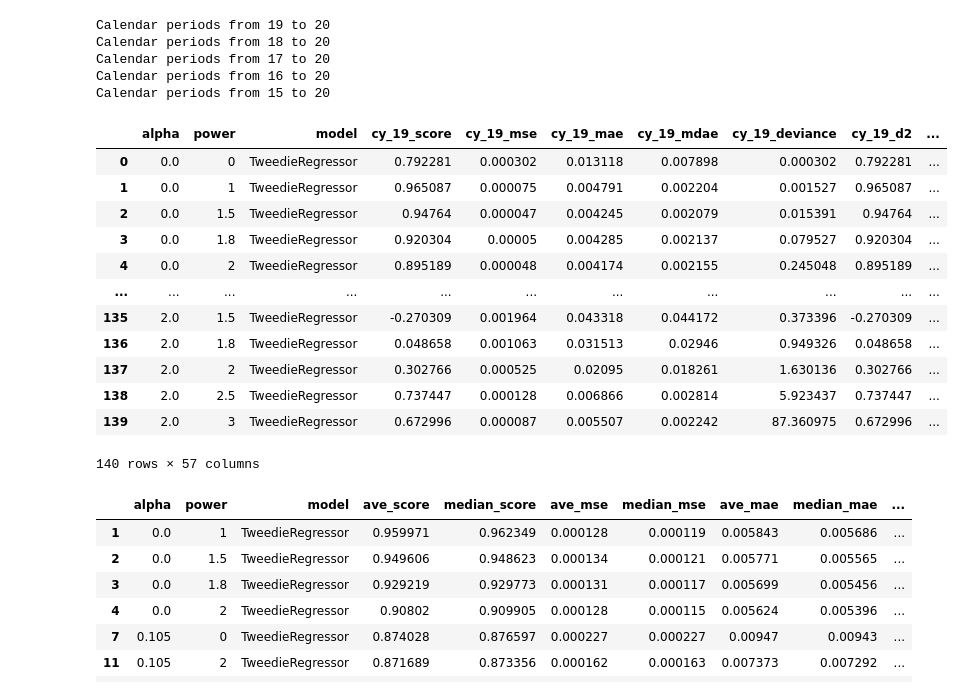
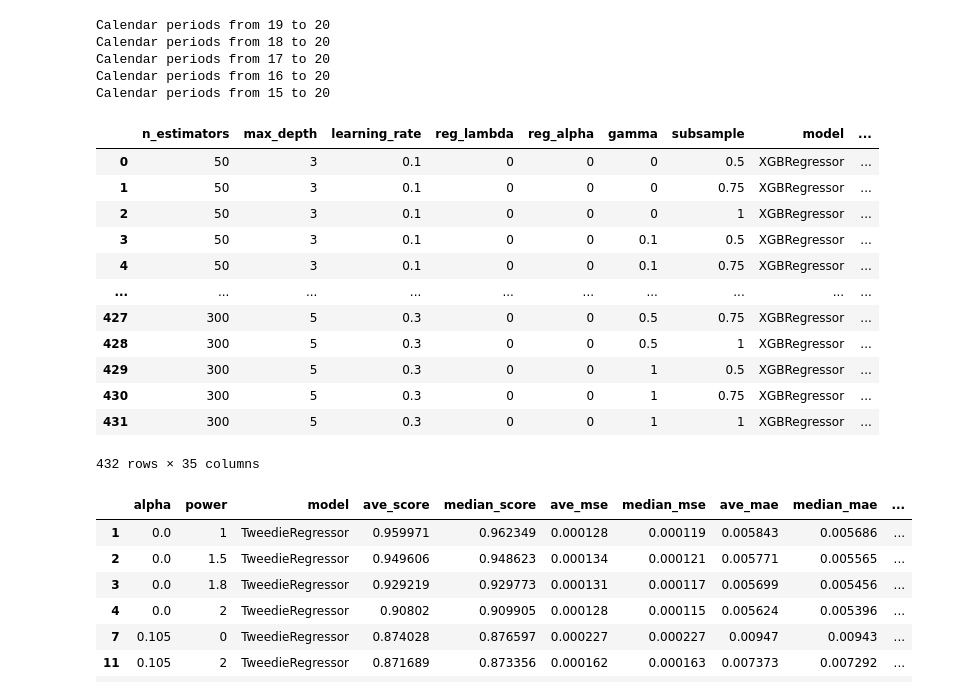
Before and after one commit to rocky-reserving/rocky, a Jupyter notebook: rocky-app/src/glm_model.ipynb, the cells around one changed output. Saved outputs shown, nothing was run; the diff lists cells and outputs as text; code cells hidden in the pictures.

```diff
--- a/rocky-app/src/glm_model.ipynb
+++ b/rocky-app/src/glm_model.ipynb
@@ -63,20 +134,23 @@ xgb_df_dict = {}
 #     df_dict[tweedie_name] = {'alpha': a, 'power': p, 'model': 'TweedieRegressor'}
 
 xgb_grid = {
-    'n_estimators': [100, 200, 300],
+    'n_estimators': [50, 100, 200, 300],
     'max_depth': [3, 4, 5],
     'learning_rate': [0.1, 0.2, 0.3],
-    'reg_lambda': [0, 0.1, 0.5, 1],
-    'reg_alpha': [0, 0.1, 0.5, 1],
+    'reg_lambda': [0],
+    'reg_alpha': [0],
     'gamma': [0, 0.1, 0.5, 1],
     'subsample': [0.5, 0.75, 1],
 }
 
+def xgb_name(n, d, l, la, a, g, s):
+    return f'XGBRegressor_nEstimators-{n}_MaxDepth-{d}_LearnRt-{l}_Lambda-{la}_Alpha-{a}_Gamma-{g}_Subsample-{s}'
+
 for n, d, l, la, a, g, s in itertools.product(xgb_grid['n_estimators'], xgb_grid['max_depth'], xgb_grid['learning_rate'], xgb_grid['reg_lambda'], xgb_grid['reg_alpha'], xgb_grid['gamma'], xgb_grid['subsample']):
-    xgb_name = f'XGBRegressor_nEstimators-{n}_MaxDepth-{d}_LearnRt-{l}_Lambda-{la}_Alpha-{a}_Gamma-{g}_SubSample-{s}'
-    xgb_models[xgb_name] = {}
-    xgb_scores[xgb_name] = {}
-    xgb_df_dict[xgb_name] = {'n_estimators': n, 'max_depth': d, 'learning_rate': l, 'reg_lambda': la, 'reg_alpha': a, 'gamma': g, 'subsample': s, 'model': 'XGBRegressor'}
+    nm = xgb_name(n, d, l, la, a, g, s)
+    xgb_models[nm] = {}
+    xgb_scores[nm] = {}
+    xgb_df_dict[nm] = {'n_estimators': n, 'max_depth': d, 'learning_rate': l, 'reg_lambda': la, 'reg_alpha': a, 'gamma': g, 'subsample': s, 'model': 'XGBRegressor'}
 
 
 for train, test in cv.GetSplit():
@@ -97,12 +171,12 @@ for train, test in cv.GetSplit():
     print(f"Number of models: {total_len}")
 
     for n, d, l, la, a, g, s in tqdm(itertools.product(xgb_grid['n_estimators'], xgb_grid['max_depth'], xgb_grid['learning_rate'], xgb_grid['reg_lambda'], xgb_grid['reg_alpha'], xgb_grid['gamma'], xgb_grid['subsample'])):
-        xgb_name = f'XGBRegressor_nEstimators-{n}_MaxDepth-{d}_LearnRt-{l}_Lambda-{la}_Alpha-{a}_Gamma-{g}_SubSample-{s}'
-        xgb_models[xgb_name][f"cy_{X_id_test.cal.min()}"] = XGBRegressor(n_estimators=n, max_depth=d, learning_rate=l, reg_lambda=la, reg_alpha=a, gamma=g, subsample=s).fit(X_train, y_train)
-        xgb_scores[xgb_name][f"cy_{X_id_test.cal.min()}"] = xgb_models[xgb_name][f"cy_{X_id_test.cal.min()}"].score(X_test, y_test)
-        xgb_df_dict[xgb_name][f"cy_{X_id_test.cal.min()}_score"] = xgb_scores[xgb_name][f"cy_{X_id_test.cal.min()}"]
-        xgb_df_dict[xgb_name][f"cy_{X_id_test.cal.min()}_mse"] = mean_squared_error(y_test, xgb_models[xgb_name][f"cy_{X_id_test.cal.min()}"].predict(X_test))
-        xgb_df_dict[xgb_name][f"cy_{X_id_test.cal.min()}_mae"] = mean_absolute_error(y_test, xgb_models[xgb_name][f"cy_{X_id_test.cal.min()}"].predict(X_test))
+        nm = xgb_name(n, d, l, la, a, g, s)
+        xgb_models[nm][f"cy_{X_id_test.cal.min()}"] = XGBRegressor(n_estimators=n, max_depth=d, learning_rate=l, reg_lambda=la, reg_alpha=a, gamma=g, subsample=s).fit(X_train, y_train)
+        xgb_scores[nm][f"cy_{X_id_test.cal.min()}"] = xgb_models[nm][f"cy_{X_id_test.cal.min()}"].score(X_test, y_test)
+        xgb_df_dict[nm][f"cy_{X_id_test.cal.min()}_score"] = xgb_scores[nm][f"cy_{X_id_test.cal.min()}"]
+        xgb_df_dict[nm][f"cy_{X_id_test.cal.min()}_mse"] = mean_squared_error(y_test, xgb_models[nm][f"cy_{X_id_test.cal.min()}"].predict(X_test))
+        xgb_df_dict[nm][f"cy_{X_id_test.cal.min()}_mae"] = mean_absolute_error(y_test, xgb_models[nm][f"cy_{X_id_test.cal.min()}"].predict(X_test))
 
 
     # TweedieRegressor
@@ -187,27 +271,27 @@ Calendar periods from 17 to 20
 Calendar periods from 16 to 20
 Calendar periods from 15 to 20
 # %%
-score_df = pd.DataFrame(df_dict).T.reset_index(drop=True)
+score_df = pd.DataFrame(xgb_df_dict).T.reset_index(drop=True)
 
-for measure in 'score mse mse_score mae mdae deviance d2'.split():
+for measure in ['score', 'mse', 'mae']:
     score_df[f'ave_{measure}'] = score_df[[c for c in score_df.columns if measure in c]].mean(axis=1)
     score_df[f'median_{measure}'] = score_df[[c for c in score_df.columns if measure in c]].median(axis=1)
     score_df[f'std_{measure}'] = score_df[[c for c in score_df.columns if measure in c]].std(axis=1)
     score_df[f'cv_{measure}'] = score_df[f'std_{measure}'] / score_df[f'ave_{measure}']
 
 score_df
 # %% [output]
-|  | alpha | power | model | cy_19_score | cy_19_mse | cy_19_mae | cy_19_mdae | cy_19_deviance | cy_19_d2 | ... |
-| 0 | 0.0 | 0 | TweedieRegressor | 0.792281 | 0.000302 | 0.013118 | 0.007898 | 0.000302 | 0.792281 | ... |
-| 1 | 0.0 | 1 | TweedieRegressor | 0.965087 | 0.000075 | 0.004791 | 0.002204 | 0.001527 | 0.965087 | ... |
-| 2 | 0.0 | 1.5 | TweedieRegressor | 0.94764 | 0.000047 | 0.004245 | 0.002079 | 0.015391 | 0.94764 | ... |
-| 3 | 0.0 | 1.8 | TweedieRegressor | 0.920304 | 0.00005 | 0.004285 | 0.002137 | 0.079527 | 0.920304 | ... |
-| 4 | 0.0 | 2 | TweedieRegressor | 0.895189 | 0.000048 | 0.004174 | 0.002155 | 0.245048 | 0.895189 | ... |
-| ... | ... | ... | ... | ... | ... | ... | ... | ... | ... | ... |
-| 135 | 2.0 | 1.5 | TweedieRegressor | -0.270309 | 0.001964 | 0.043318 | 0.044172 | 0.373396 | -0.270309 | ... |
-| 136 | 2.0 | 1.8 | TweedieRegressor | 0.048658 | 0.001063 | 0.031513 | 0.02946 | 0.949326 | 0.048658 | ... |
-| 137 | 2.0 | 2 | TweedieRegressor | 0.302766 | 0.000525 | 0.02095 | 0.018261 | 1.630136 | 0.302766 | ... |
-| 138 | 2.0 | 2.5 | TweedieRegressor | 0.737447 | 0.000128 | 0.006866 | 0.002814 | 5.923437 | 0.737447 | ... |
-| 139 | 2.0 | 3 | TweedieRegressor | 0.672996 | 0.000087 | 0.005507 | 0.002242 | 87.360975 | 0.672996 | ... |
+|  | n_estimators | max_depth | learning_rate | reg_lambda | reg_alpha | gamma | subsample | model | ... |
+| 0 | 50 | 3 | 0.1 | 0 | 0 | 0 | 0.5 | XGBRegressor | ... |
+| 1 | 50 | 3 | 0.1 | 0 | 0 | 0 | 0.75 | XGBRegressor | ... |
+| 2 | 50 | 3 | 0.1 | 0 | 0 | 0 | 1 | XGBRegressor | ... |
+| 3 | 50 | 3 | 0.1 | 0 | 0 | 0.1 | 0.5 | XGBRegressor | ... |
+| 4 | 50 | 3 | 0.1 | 0 | 0 | 0.1 | 0.75 | XGBRegressor | ... |
+| ... | ... | ... | ... | ... | ... | ... | ... | ... | ... |
+| 427 | 300 | 5 | 0.3 | 0 | 0 | 0.5 | 0.75 | XGBRegressor | ... |
+| 428 | 300 | 5 | 0.3 | 0 | 0 | 0.5 | 1 | XGBRegressor | ... |
+| 429 | 300 | 5 | 0.3 | 0 | 0 | 1 | 0.5 | XGBRegressor | ... |
+| 430 | 300 | 5 | 0.3 | 0 | 0 | 1 | 0.75 | XGBRegressor | ... |
+| 431 | 300 | 5 | 0.3 | 0 | 0 | 1 | 1 | XGBRegressor | ... |
-140 rows × 57 columns
+432 rows × 35 columns
 # %%
```
Also changed, not shown: parts of 19 cells of this notebook, 10 other files.
